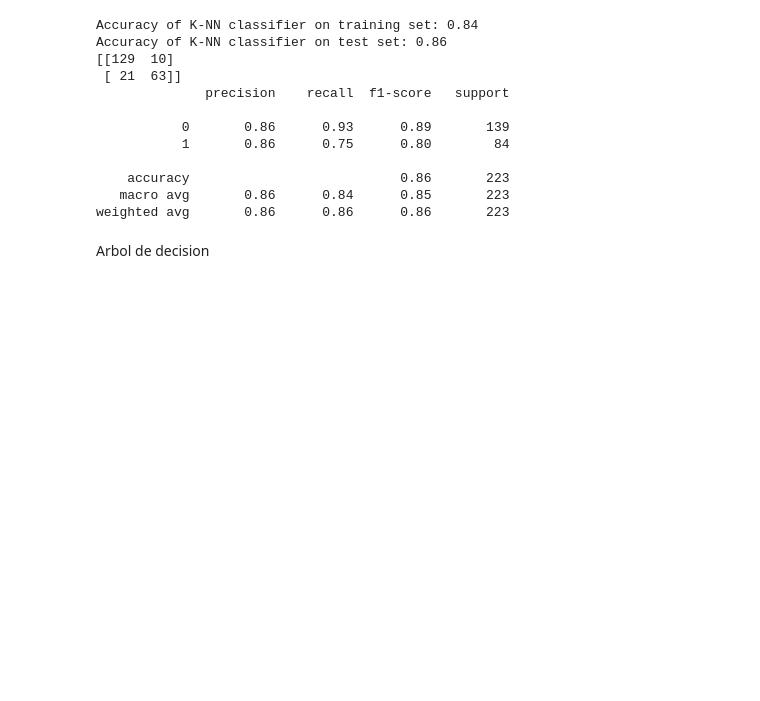
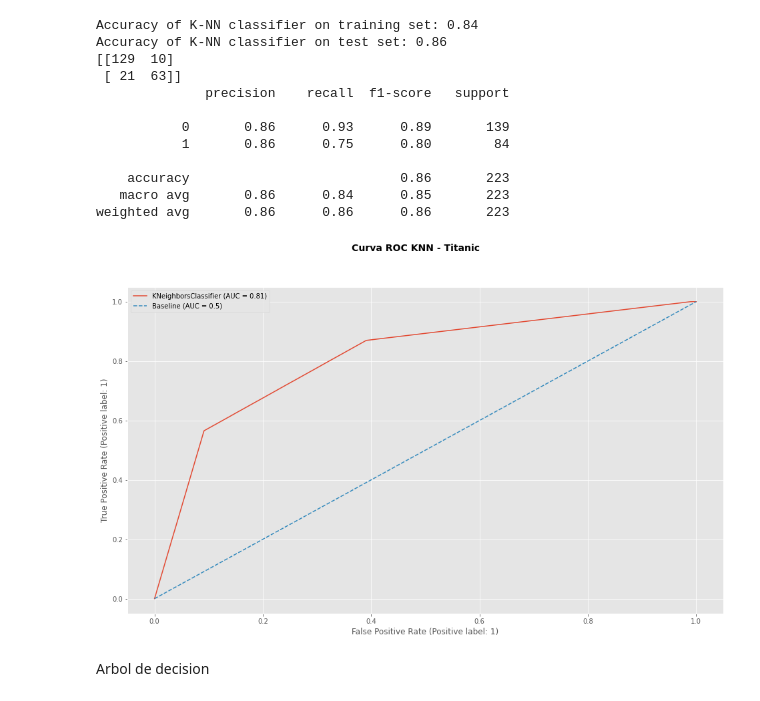
Before and after one commit to Paolo20224/Prueba, a Jupyter notebook: Titanic_P2.ipynb, the cells around one changed output. Drawn from its saved outputs; the diff is of its cells as text; code cells hidden in the pictures; blank space fills up the shorter version.

```diff
--- a/Titanic_P2.ipynb
+++ b/Titanic_P2.ipynb
@@ -12,3 +5,7 @@ filename = "/content/drive/MyDrive/clase data science/titanic.csv"
+# %%
+import pandas as pd
+filename = "/content/titanic.csv"
+df = pd.read_csv(filename)
 # %%
 df = pd.read_csv(filename)
 df.head()
@@ -280,6 +278,14 @@ Accuracy of K-NN classifier on test set: 0.86
     accuracy                           0.86       223
    macro avg       0.86      0.84      0.85       223
 weighted avg       0.86      0.86      0.86       223
+# %%
+# Visualizar la curva ROC
+plot_roc_curve(knn, X_test, y_test)
+plt.suptitle("Curva ROC KNN - Titanic", fontsize=14, fontweight="bold", )
+plt.plot([0, 1], [0, 1], ls = '--', label = 'Baseline (AUC = 0.5)')
+plt.legend();
+# %% [output]
+[figure, added]
 # %%
 #accuracy con edad 66%, sin edad 70%, edad no mejora la presicion del modelo, se mantienen los 891 datos originales. se agrega variable sex, KNN mejora a 86%
 # %% [markdown]
```
Also changed, not shown: parts of 7 cells of this notebook.
